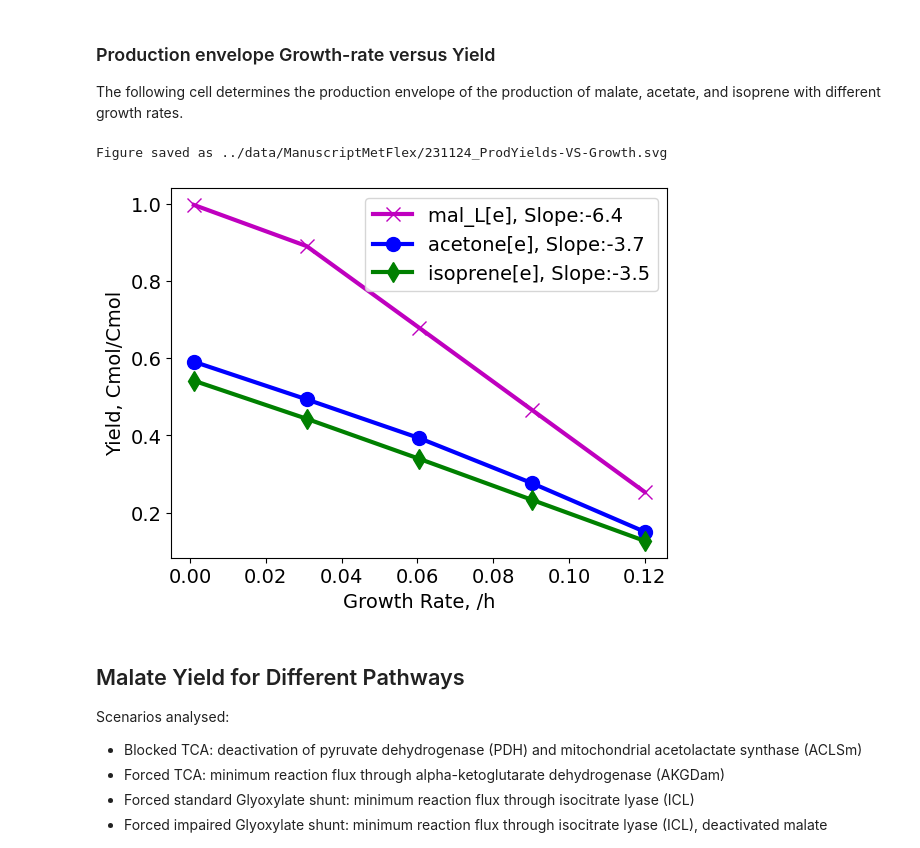
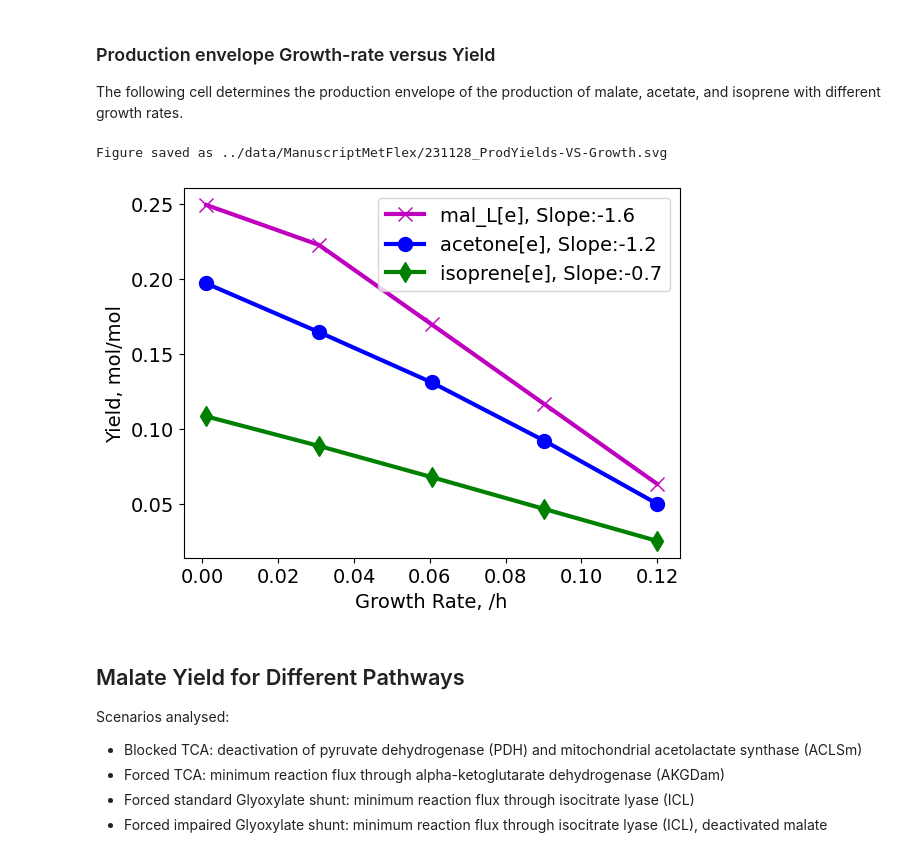
Before and after one commit to iAMB-RWTH-Aachen/Opol-GSMM, a Jupyter notebook: code/Model-Analysis.ipynb, the cells around one changed output. Cells and saved outputs as stored; diff of their text form; code cells hidden in the pictures.

```diff
--- a/code/Model-Analysis.ipynb
+++ b/code/Model-Analysis.ipynb
@@ -249,27 +253,27 @@ for myProd in Product:
             md = set_ObjGSMM(md, myProd)
             md = set_SubFlux(md, [Substrate], 'Ex_glc_D', flux)
             sol = md.optimize()
-            Yield.append(sol.fluxes['DM_{}'.format(myProd)]*Cnum/flux)
+            Yield.append(sol.fluxes['DM_{}'.format(myProd)]/flux) # *Cnum in the nominator for yield in Cmol/Cmol
     YieldProd[myProd] = {'Yield':Yield, 'growth':list(bio), 'color':PCol[myProd], 'marker': PMark[myProd]}
 # %%
 FigureName = 'ProdYields-VS-Growth'
 for Target in YieldProd.keys():
     m,n = np.polyfit(YieldProd[Target]['growth'], YieldProd[Target]['Yield'], 1)
     plt.plot(YieldProd[Target]['growth'], YieldProd[Target]['Yield'],
                 c = PCol[Target],
                 marker = PMark[Target], markersize = 10, linewidth = 3,
                 label = f'{Target}, Slope:{round(m,1)}')
 plt.xlabel('Growth Rate, /h')
-plt.ylabel('Yield, Cmol/Cmol')
+plt.ylabel('Yield, mol/mol')
 plt.legend()
 PlotName = os.path.join(SaveDir, f'{Today}_{FigureName}.{FigureType}')
 plt.savefig(PlotName, dpi=300, bbox_inches='tight')
 print(f'Figure saved as {PlotName}')
 # plt.title('PYC Active') #+AKG/Mal mTran
 plt.show()
 # %% [output]
-Figure saved as ../data/ManuscriptMetFlex/231124_ProdYields-VS-Growth.svg
+Figure saved as ../data/ManuscriptMetFlex/231128_ProdYields-VS-Growth.svg
-[figure, old version]
+[figure, new version]
 # %% [markdown]
 ## Malate Yield for Different Pathways
 
```
Also changed, not shown: parts of 7 cells of this notebook, 27 other files.
